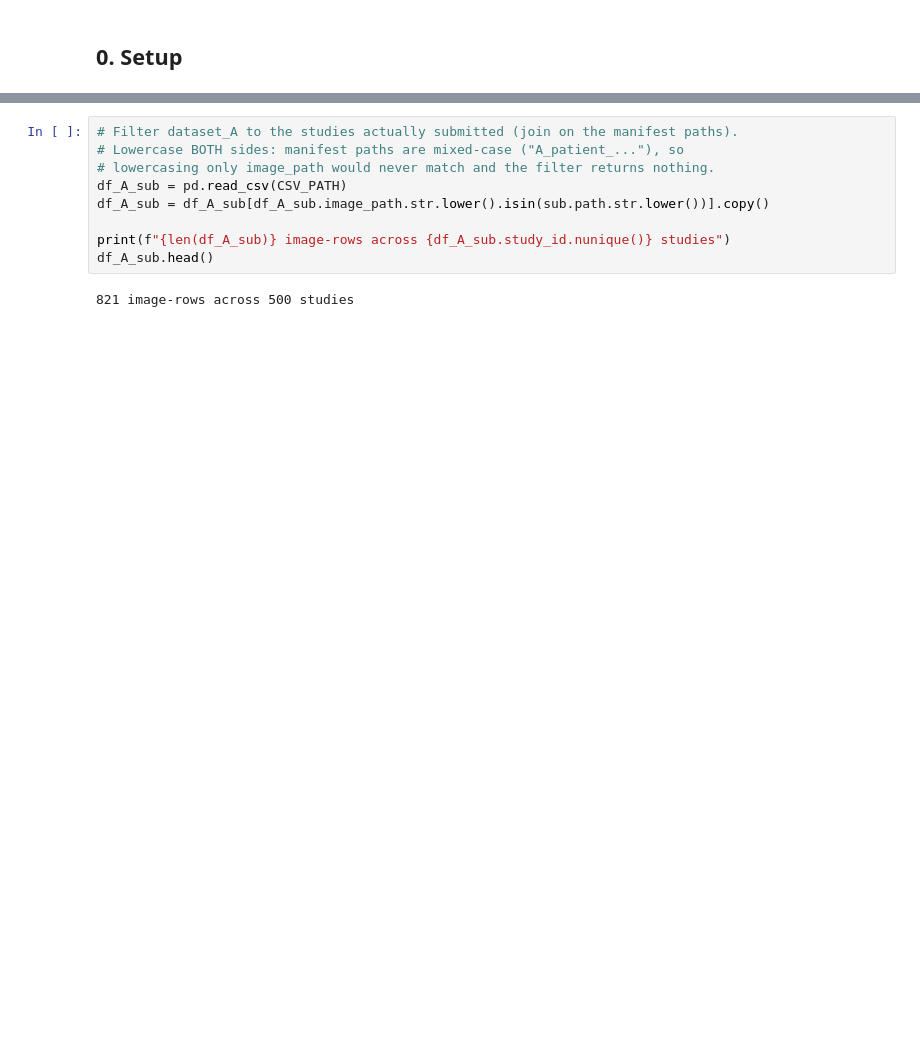
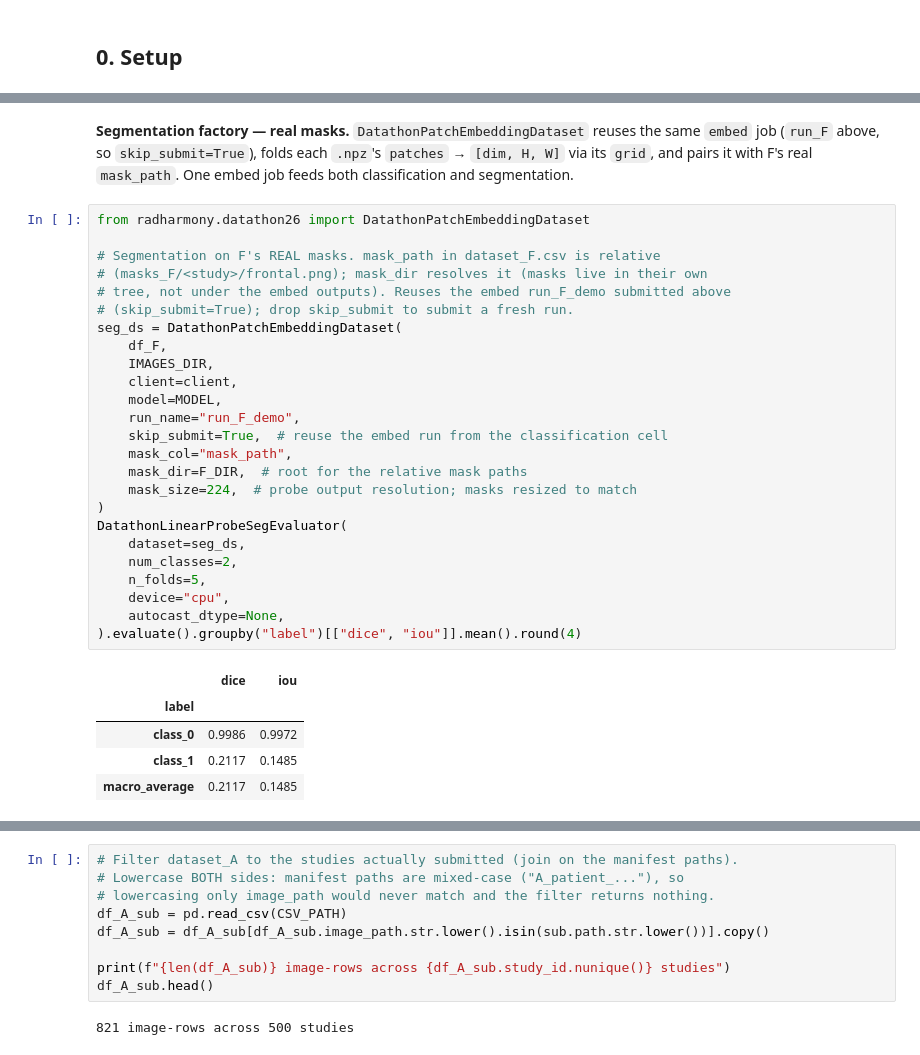
Before and after one commit to f10409/RadHarmony, a Jupyter notebook: datathon26/demo_datathon_evaluators.ipynb, the cells around one changed output, grey strips where cells are left out. Saved outputs shown, nothing was run; the diff lists cells and outputs as text; blank space fills up the shorter version.

```diff
--- a/datathon26/demo_datathon_evaluators.ipynb
+++ b/datathon26/demo_datathon_evaluators.ipynb
@@ -362,0 +130,36 @@ Registry keys (for `resolve_dataset` / `resolve_evaluator`):
+# %% [markdown]
+**Segmentation factory — real masks.** `DatathonPatchEmbeddingDataset` reuses the
+same `embed` job (`run_F` above, so `skip_submit=True`), folds each `.npz`'s
+`patches` → `[dim, H, W]` via its `grid`, and pairs it with F's real `mask_path`.
+One embed job feeds both classification and segmentation.
+# %%
+from radharmony.datathon26 import DatathonPatchEmbeddingDataset
+
+# Segmentation on F's REAL masks. mask_path in dataset_F.csv is relative
+# (masks_F/<study>/frontal.png); mask_dir resolves it (masks live in their own
+# tree, not under the embed outputs). Reuses the embed run_F_demo submitted above
+# (skip_submit=True); drop skip_submit to submit a fresh run.
+seg_ds = DatathonPatchEmbeddingDataset(
+    df_F,
+    IMAGES_DIR,
+    client=client,
+    model=MODEL,
+    run_name="run_F_demo",
+    skip_submit=True,  # reuse the embed run from the classification cell
+    mask_col="mask_path",
+    mask_dir=F_DIR,  # root for the relative mask paths
+    mask_size=224,  # probe output resolution; masks resized to match
+)
+DatathonLinearProbeSegEvaluator(
+    dataset=seg_ds,
+    num_classes=2,
+    n_folds=5,
+    device="cpu",
+    autocast_dtype=None,
+).evaluate().groupby("label")[["dice", "iou"]].mean().round(4)
+# %% [output]
+|  | dice | iou |
+| label |  |  |
+| class_0 | 0.9986 | 0.9972 |
+| class_1 | 0.2117 | 0.1485 |
+| macro_average | 0.2117 | 0.1485 |
```
Also changed, not shown: parts of 34 cells of this notebook, 6 other files.
